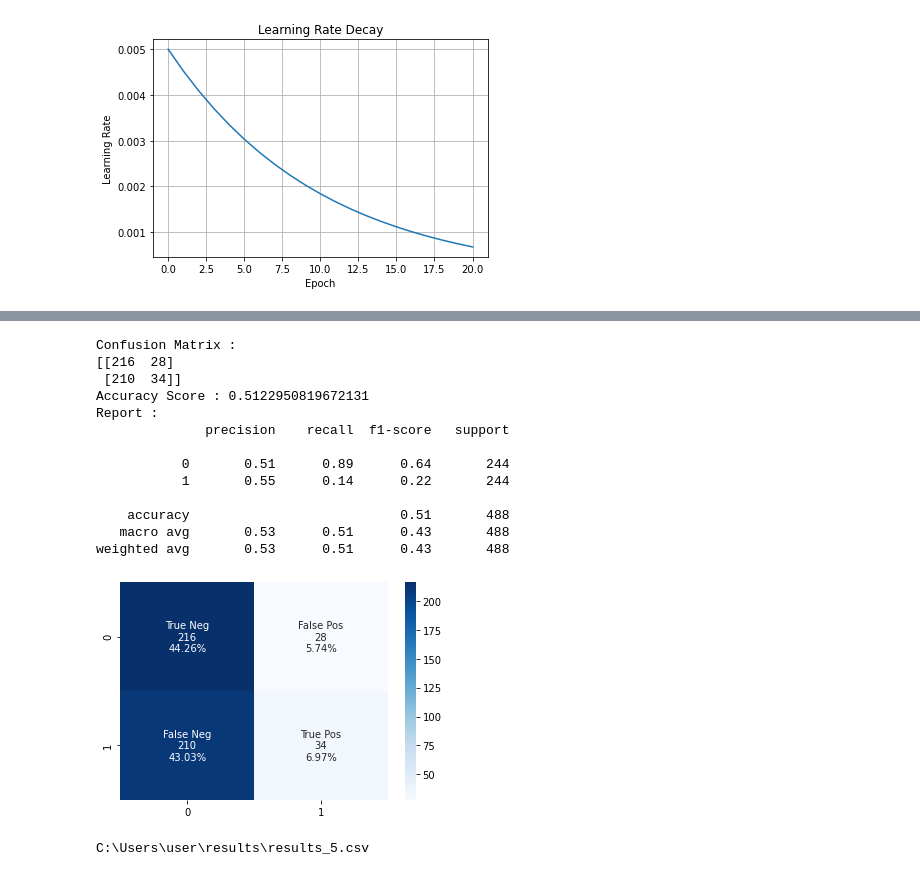
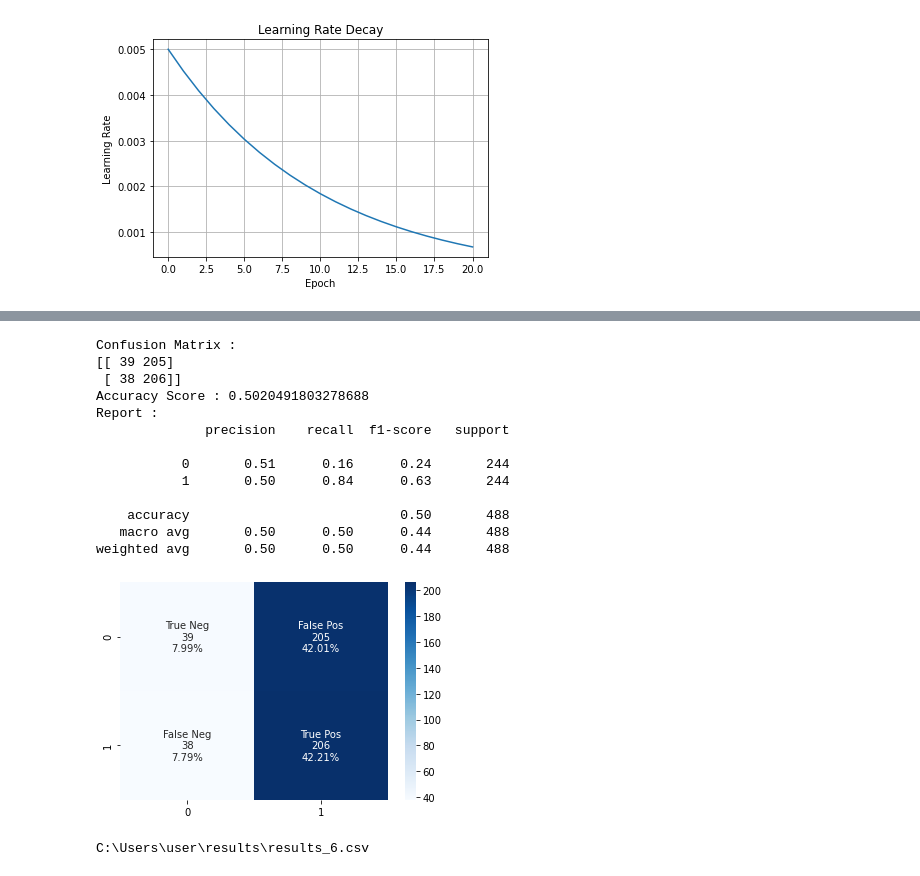
Before and after one commit to brandonshih/chair, a Jupyter notebook: Model.ipynb, the cells around one changed output, grey strips where cells are left out. Saved outputs shown, nothing was run; the diff lists cells and outputs as text; code cells hidden in the pictures.

```diff
--- a/Model.ipynb
+++ b/Model.ipynb
@@ -129,7 +128,8 @@ Trainable Parameters: 10,676,737
 Non-Trainable Parameters: 11,265,440
 # %%
 if config.DATA_AUG_ON:
-    train_datagen = ImageDataGenerator(preprocessing_function = preprocess_input,
+    train_datagen = ImageDataGenerator(rescale = 1./255.,
+                                       validation_split = 0.2,
                                        rotation_range = config.DATA_AUG_ROTATE,
                                        horizontal_flip = config.DATA_AUG_FLIP,
                                        width_shift_range = config.DATA_AUG_WIDTH_SHIFT,
@@ -138,10 +138,11 @@ if config.DATA_AUG_ON:
                                        shear_range = config.DATA_AUG_SHEAR)
 
 else:
-    train_datagen = ImageDataGenerator(preprocessing_function = preprocess_input)
+    train_datagen = ImageDataGenerator(rescale = 1./255.,
+                                       validation_split = 0.2)
 
-valid_datagen = ImageDataGenerator(preprocessing_function = preprocess_input)
-test_datagen = ImageDataGenerator(preprocessing_function = preprocess_input)
+valid_datagen = ImageDataGenerator(rescale = 1./255.)
+test_datagen = ImageDataGenerator(rescale = 1./255.)
 
 train_generator = train_datagen.flow_from_directory('C:\\Users\\user\\chair_model\\training',
                                               target_size = (299, 299),
@@ -150,22 +151,24 @@ train_generator = train_datagen.flow_from_directory('C:\\Users\\user\\chair_mode
                                               batch_size = config.MODEL_TRAIN_BATCH_SIZE,
                                               seed = 724,
                                               class_mode = 'binary',
-                                              shuffle = False)
+                                              subset = 'training',
+                                              shuffle = True)
 
-validation_generator = valid_datagen.flow_from_directory('C:\\Users\\user\\chair_model\\valid',
+validation_generator = train_datagen.flow_from_directory('C:\\Users\\user\\chair_model\\training',
                                               target_size = (299, 299),
                                               color_mode = 'rgb',
                                               classes = ['emptyChair', 'inChair'],
                                               batch_size = config.MODEL_TRAIN_BATCH_SIZE,
                                               seed = 724,
                                               class_mode = 'binary',
+                                              subset = 'validation',
                                               shuffle = False)
 
 test_generator = test_datagen.flow_from_directory('C:\\Users\\user\\chair_model\\labVideos',
                                               target_size = (299, 299),
                                               color_mode = 'rgb',
+                                              seed = 724,
                                               batch_size = 1,
-                                              seed = 724,
                                               class_mode = None,
                                               shuffle = False)
 
@@ -201,10 +217,6 @@ def scheduler(epoch):
             if config.MODEL_DECAY_EXPONENTIAL:
                 value = learn_rate * tf.math.exp(
                         config.MODEL_PERCENT_DECAY * (config.MODEL_START_DECAY - epoch))
-
-            if config.MODEL_DECAY_SIGMOID:
-                decay_rate = learn_rate / total_epochs
-                value = learn_rate * 1/(1 + decay_rate * epoch)
 
             if config.MODEL_DECAY_DROP:
                 value = learn_rate * np.power(
@@ -316,8 +325,14 @@ plt.show()
 # %%
 # model = load_model('C:\\Users\\user\\saved_models\\basic_alldata_0.0001_25_250_1.h5')
-# model.evaluate_generator(generator = validation_generator, steps = STEP_SIZE_VALID, verbose = 1)
 
 test_generator.reset()
+test_labels = []
+for name in test_generator.filenames:
+    if 'empty' in name or 'Empty' in name:
+        test_labels.append(0)
+    else:
+        test_labels.append(1)
+
 pred = model.predict_generator(test_generator,
                                steps = STEP_SIZE_TEST,
                                verbose = 1)
@@ -326,9 +340,0 @@ pred = model.predict_generator(test_generator,
-# %%
-test_labels = []
-filenames = []
-for filename in os.listdir('C:\\Users\\user\\chair_model\\labVideos\\images'):
-    filenames.append(filename)
-    if 'empty' in filename or 'Empty' in filename:
-        test_labels.append(0)
-    else:
-        test_labels.append(1)
@@ -373,38 +402,38 @@ plt.show()
 # %%
-threshold = 0.9
+threshold = 0.5
 pred_labels = (pred > threshold).astype(int).flatten()
 
 cf_matrix = confusion_matrix(test_labels, pred_labels)
 
 print('Confusion Matrix :')
 print(cf_matrix)
 print('Accuracy Score :', accuracy_score(test_labels, pred_labels))
 print('Report : ')
 print(classification_report(test_labels, pred_labels))
 
 plt.figure(1)
 group_names = ['True Neg', 'False Pos', 'False Neg', 'True Pos']
 group_counts = ['{0:0.0f}'.format(value) for value in cf_matrix.flatten()]
 group_percentages = ['{0:.2%}'.format(value) for value in cf_matrix.flatten()/np.sum(cf_matrix)]
 labels = [f'{v1}\n{v2}\n{v3}' for v1, v2, v3 in zip(group_names, group_counts, group_percentages)]
 labels = np.asarray(labels).reshape(2,2)
 sns.heatmap(cf_matrix, annot = labels, fmt='', cmap = 'Blues')
 plt.show()
 # %% [output]
 Confusion Matrix :
-[[216  28]
- [210  34]]
-Accuracy Score : 0.5122950819672131
+[[ 39 205]
+ [ 38 206]]
+Accuracy Score : 0.5020491803278688
 Report :
               precision    recall  f1-score   support
 
-           0       0.51      0.89      0.64       244
-           1       0.55      0.14      0.22       244
+           0       0.51      0.16      0.24       244
+           1       0.50      0.84      0.63       244
 
-    accuracy                           0.51       488
-   macro avg       0.53      0.51      0.43       488
-weighted avg       0.53      0.51      0.43       488
+    accuracy                           0.50       488
+   macro avg       0.50      0.50      0.44       488
+weighted avg       0.50      0.50      0.44       488
-[figure, old version]
+[figure, new version]
 # %%
 # Save prediction results with filename to csv
 import re
@@ -414,13 +443,13 @@ if os.listdir('C:\\Users\\user\\results'):
 else:
     sequence_number = 1
 
-d = {'Filenames': filenames, 'Prediction_' + str(sequence_number): pred_labels}
+d = {'Filenames': test_generator.filenames, 'Prediction_' + str(sequence_number): pred_labels}
 results = pd.DataFrame(data = d)
 file_name = 'C:\\Users\\user\\results\\results_' + str(sequence_number) + '.csv'
 results.to_csv(file_name, index = False, header = True)
 print(file_name)
 # %% [output]
-C:\Users\user\results\results_5.csv
+C:\Users\user\results\results_6.csv
 # %%
 MODELFILENAME = 'basic_alldata_0.0001_25_250_1.h5'
 MODELPATH = 'C:\\Users\\user\\saved_models'
```
Also changed, not shown: parts of 15 cells of this notebook.
